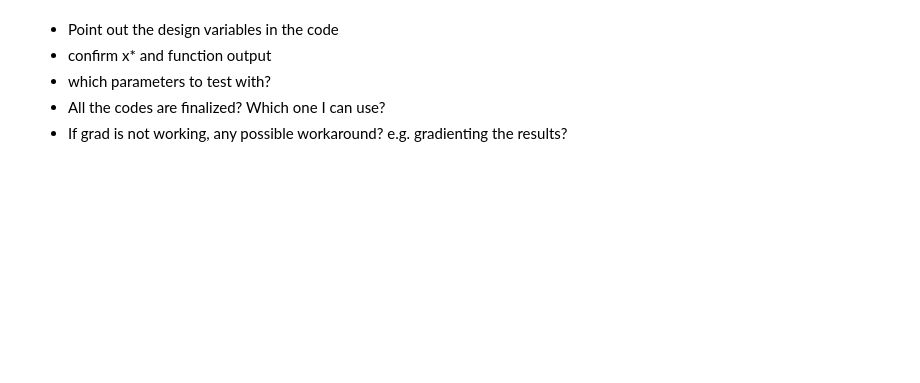
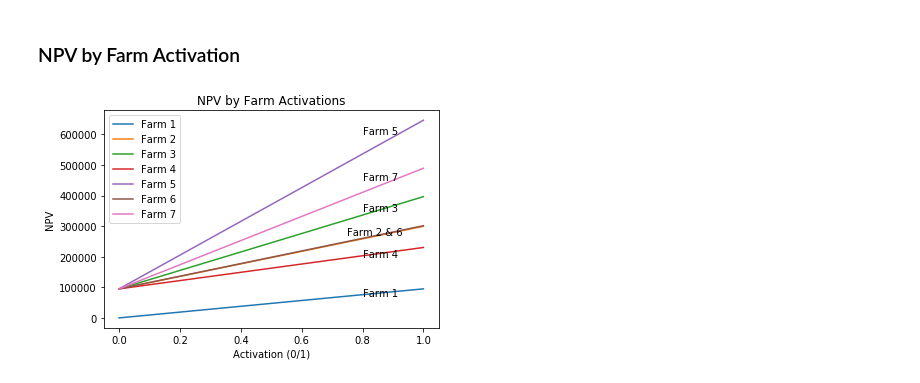
Before and after one commit to imbottlebird/mdo-biogas-project, a Jupyter notebook: sensitivity_analysis.ipynb, the cells around one changed output. Cells and saved outputs as stored; diff of their text form; code cells hidden in the pictures; blank space fills up the shorter version.

```diff
--- a/sensitivity_analysis.ipynb
+++ b/sensitivity_analysis.ipynb
@@ -301,6 +279,30 @@ ValueError: x and y must have same first dimension, but have shapes (10,) and (1
-# %% [markdown]
-* Point out the design variables in the code
-* confirm x* and function output
-* which parameters to test with?
-* All the codes are finalized? Which one I can use?
-* If grad is not working, any possible workaround? e.g. gradienting the results?
+# %% [markdown]
+### NPV by Farm Activation
+# %%
+import matplotlib.pyplot as plt
+# plotting the line 1 points
+
+plt.text(0.8, 600000, 'Farm 5')
+plt.text(0.8, 450000, 'Farm 7')
+plt.text(0.8, 350000, 'Farm 3')
+plt.text(0.75, 270000, 'Farm 2 & 6')
+plt.text(0.8, 200000, 'Farm 4')
+plt.text(0.8, 70000, 'Farm 1')
+plt.plot(farm1, returned_dv4, label = "Farm 1")
+plt.plot(farm1, returned_dv5, label = "Farm 2")
+plt.plot(farm1, returned_dv6, label = "Farm 3")
+plt.plot(farm1, returned_dv7, label = "Farm 4")
+plt.plot(farm1, returned_dv8, label = "Farm 5")
+plt.plot(farm1, returned_dv9, label = "Farm 6")
+plt.plot(farm2, returned_dv10, label = "Farm 7")
+plt.xlabel('Activation (0/1)')
+# Set the y axis label of the current axis.
+plt.ylabel('NPV')
+# Set a title of the current axes.
+plt.title('NPV by Farm Activations')
+# show a legend on the plot
+plt.legend()
+# Display a figure.
+plt.show()
+# %% [output]
+[figure, added]
```
Also changed, not shown: parts of 12 cells of this notebook.
